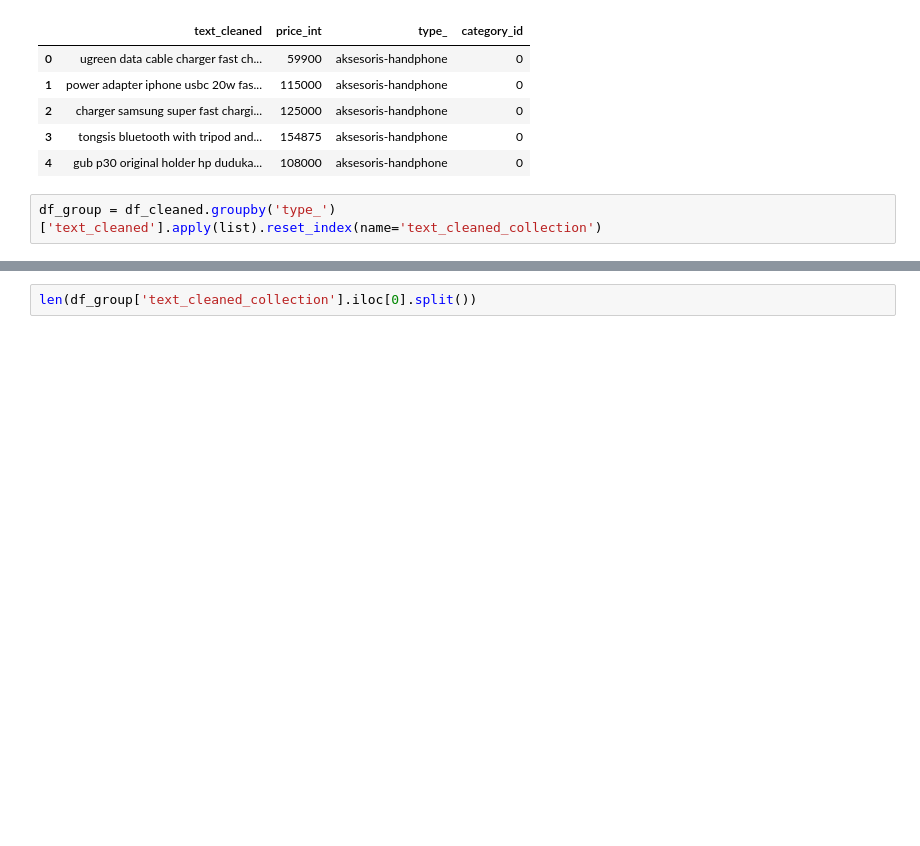
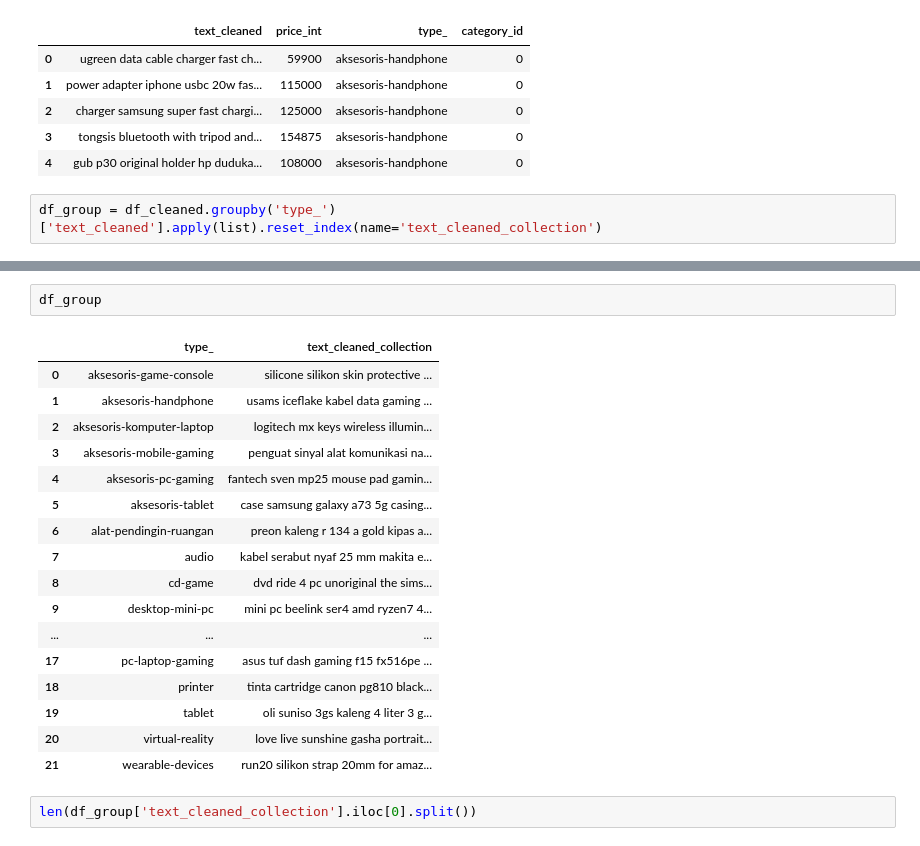
Before and after one commit to andreypurwanto/document_clustering_spending_tracker, a Jupyter notebook: spending_tracker/spending_tracker.ipynb, the cells around one changed output, grey strips where cells are left out. Drawn from its saved outputs; the diff is of its cells as text; blank space fills up the shorter version.

```diff
--- a/spending_tracker/spending_tracker.ipynb
+++ b/spending_tracker/spending_tracker.ipynb
@@ -272,3 +372,23 @@ df_group.head()
+# %%
+df_group
+# %% [output]
+|  | type_ | text_cleaned_collection |
+| 0 | aksesoris-game-console | silicone silikon skin protective ... |
+| 1 | aksesoris-handphone | usams iceflake kabel data gaming ... |
+| 2 | aksesoris-komputer-laptop | logitech mx keys wireless illumin... |
+| 3 | aksesoris-mobile-gaming | penguat sinyal alat komunikasi na... |
+| 4 | aksesoris-pc-gaming | fantech sven mp25 mouse pad gamin... |
+| 5 | aksesoris-tablet | case samsung galaxy a73 5g casing... |
+| 6 | alat-pendingin-ruangan | preon kaleng r 134 a gold kipas a... |
+| 7 | audio | kabel serabut nyaf 25 mm makita e... |
+| 8 | cd-game | dvd ride 4 pc unoriginal the sims... |
+| 9 | desktop-mini-pc | mini pc beelink ser4 amd ryzen7 4... |
+| ... | ... | ... |
+| 17 | pc-laptop-gaming | asus tuf dash gaming f15 fx516pe ... |
+| 18 | printer | tinta cartridge canon pg810 black... |
+| 19 | tablet | oli suniso 3gs kaleng 4 liter 3 g... |
+| 20 | virtual-reality | love live sunshine gasha portrait... |
+| 21 | wearable-devices | run20 silikon strap 20mm for amaz... |
 # %%
 len(df_group['text_cleaned_collection'].iloc[0].split())
 # %% [output]
```
Also changed, not shown: parts of 23 cells of this notebook, 8 other files.
